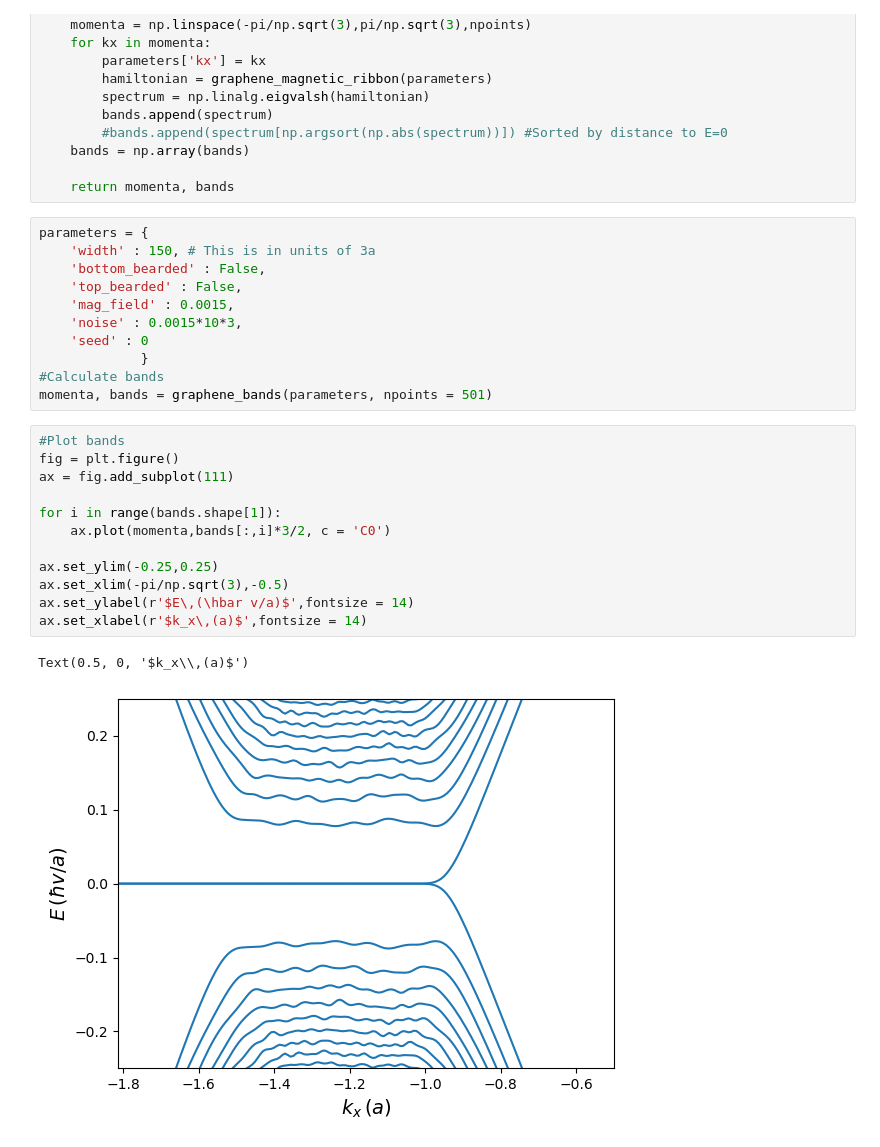
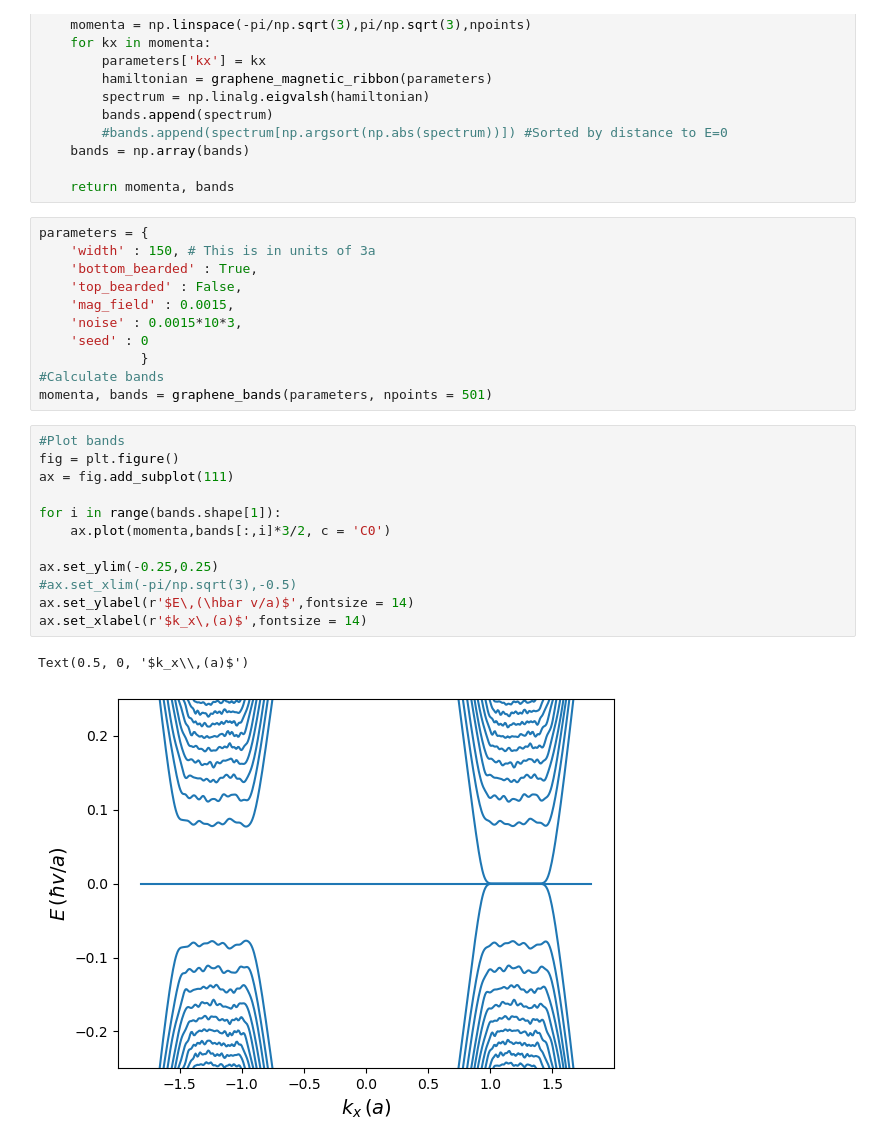
Before and after one commit to adonvel/tangent-magnetic-field, a Jupyter notebook: graphene.ipynb, the cells around one changed output. Cells and saved outputs as stored; diff of their text form.

```diff
--- a/graphene.ipynb
+++ b/graphene.ipynb
@@ -493,7 +493,7 @@ def graphene_bands(parameters,npoints):
 # %%
 parameters = {
     'width' : 150, # This is in units of 3a
-    'bottom_bearded' : False,
+    'bottom_bearded' : True,
     'top_bearded' : False,
     'mag_field' : 0.0015,
     'noise' : 0.0015*10*3,
@@ -504,15 +504,15 @@ momenta, bands = graphene_bands(parameters, npoints = 501)
 # %%
 #Plot bands
 fig = plt.figure()
 ax = fig.add_subplot(111)
 
 for i in range(bands.shape[1]):
     ax.plot(momenta,bands[:,i]*3/2, c = 'C0')
 
 ax.set_ylim(-0.25,0.25)
-ax.set_xlim(-pi/np.sqrt(3),-0.5)
+#ax.set_xlim(-pi/np.sqrt(3),-0.5)
 ax.set_ylabel(r'$E\,(\hbar v/a)$',fontsize = 14)
 ax.set_xlabel(r'$k_x\,(a)$',fontsize = 14)
 # %% [output]
 Text(0.5, 0, '$k_x\\,(a)$')
-[figure, old version]
+[figure, new version]
```
Also changed, not shown: 4 other files.
